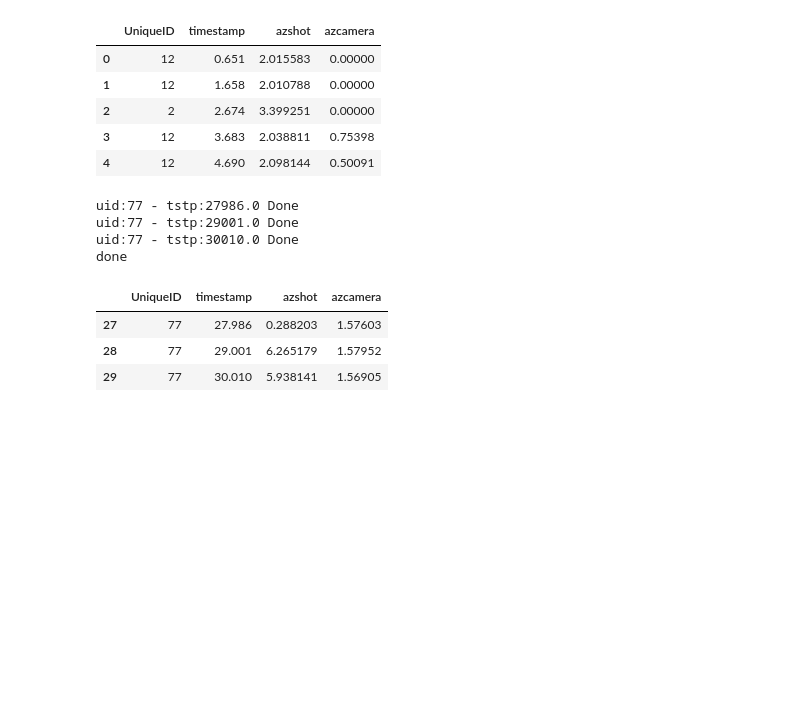
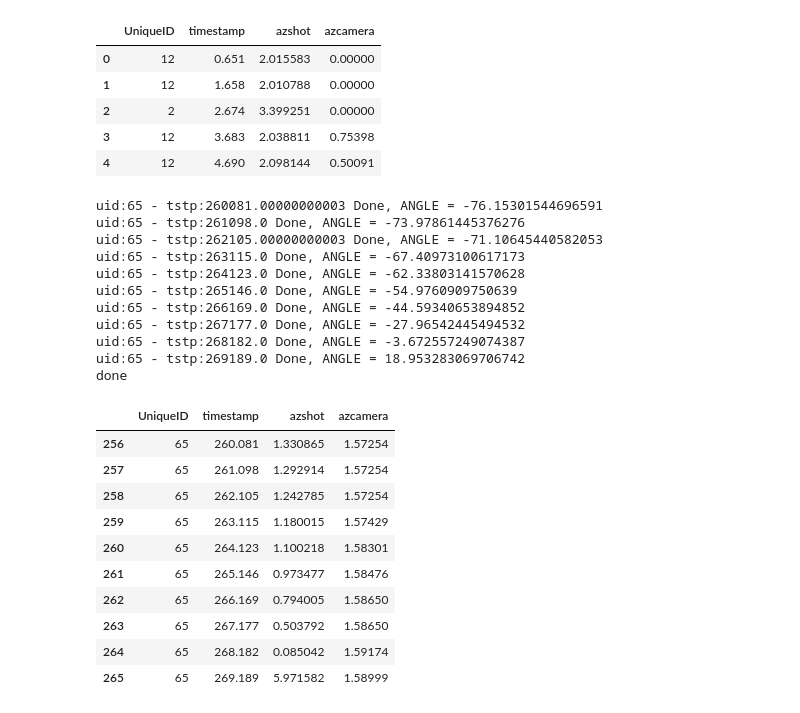
Before and after one commit to qnie1/TF-360FLY, a Jupyter notebook: notebooks/B1 - picture extraction.ipynb, the cells around one changed output. Cells and saved outputs as stored; diff of their text form; code cells hidden in the pictures; blank space fills up the shorter version.

```diff
--- a/notebooks/B1 - picture extraction.ipynb
+++ b/notebooks/B1 - picture extraction.ipynb
@@ -227,7 +401,30 @@ def snapshots(videopath, df, houseid):
     for index, house in subset.iterrows():
         frame_no = house['timestamp']*1000  #In Milli-seconds
         uid = int(house['UniqueID'])
-        angle = (house['azshot'] - house['azcamera'])*90/np.pi - 90
+
+        azshot = house.azshot
+        azcamera = house.azcamera
+
+        sinh = np.sin(azshot)
+        cosh = np.cos(azshot)
+        sinc = np.sin(azcamera)
+        cosc = np.cos(azcamera)
+
+        if sinc == 0:
+            cam = (np.pi/2) * np.sign(cosc)
+        elif cosc == 0:
+            cam = (np.pi) * -(np.sign(sinc)/2 - .5)
+        else:
+            cam = np.arctan(cosc/sinc) + (-(np.sign(sinc)/2 - .5))*np.pi
+
+        if sinh == 0:
+            shot = (np.pi/2) * np.sign(cosh)
+        elif cosc == 0:
+            shot = (np.pi) * -(np.sign(sinh)/2 - .5)
+        else:
+            shot = np.arctan(cosh/sinh) + (-(np.sign(sinh)/2 - .5))*np.pi
+
+        angle = np.degrees(shot - cam) - 90
 
         vidcap.set(cv2.CAP_PROP_POS_MSEC,frame_no)
         success, image = vidcap.read()
@@ -242,21 +439,35 @@ def snapshots(videopath, df, houseid):
         #front = camera(image, theta=55, phi=-90)
         #cv2.imwrite("../exports/{} - {} - front.jpg".format(int(uid), int(timestamp*1000)), front)
 
-        print('uid:{} - tstp:{} Done'.format(uid, frame_no))
+        print('uid:{} - tstp:{} Done, ANGLE = {}'.format(uid, frame_no, angle))
 
 
     print('done')
 
-snapshots('../video/FLY70001.MP4', df, 77)
+snapshots('../video/FLY70001.MP4', df, 65)
 # %% [output]
-uid:77 - tstp:27986.0 Done
-uid:77 - tstp:29001.0 Done
-uid:77 - tstp:30010.0 Done
+uid:65 - tstp:260081.00000000003 Done, ANGLE = -76.15301544696591
+uid:65 - tstp:261098.0 Done, ANGLE = -73.97861445376276
+uid:65 - tstp:262105.00000000003 Done, ANGLE = -71.10645440582053
+uid:65 - tstp:263115.0 Done, ANGLE = -67.40973100617173
+uid:65 - tstp:264123.0 Done, ANGLE = -62.33803141570628
+uid:65 - tstp:265146.0 Done, ANGLE = -54.9760909750639
+uid:65 - tstp:266169.0 Done, ANGLE = -44.59340653894852
+uid:65 - tstp:267177.0 Done, ANGLE = -27.96542445494532
+uid:65 - tstp:268182.0 Done, ANGLE = -3.672557249074387
+uid:65 - tstp:269189.0 Done, ANGLE = 18.953283069706742
 done
 # %%
-df[df['UniqueID'] == 77]
+df[df['UniqueID'] == 65]
 # %% [output]
 |  | UniqueID | timestamp | azshot | azcamera |
-| 27 | 77 | 27.986 | 0.288203 | 1.57603 |
-| 28 | 77 | 29.001 | 6.265179 | 1.57952 |
-| 29 | 77 | 30.010 | 5.938141 | 1.56905 |
+| 256 | 65 | 260.081 | 1.330865 | 1.57254 |
+| 257 | 65 | 261.098 | 1.292914 | 1.57254 |
+| 258 | 65 | 262.105 | 1.242785 | 1.57254 |
+| 259 | 65 | 263.115 | 1.180015 | 1.57429 |
+| 260 | 65 | 264.123 | 1.100218 | 1.58301 |
+| 261 | 65 | 265.146 | 0.973477 | 1.58476 |
+| 262 | 65 | 266.169 | 0.794005 | 1.58650 |
+| 263 | 65 | 267.177 | 0.503792 | 1.58650 |
+| 264 | 65 | 268.182 | 0.085042 | 1.59174 |
+| 265 | 65 | 269.189 | 5.971582 | 1.58999 |
```
Also changed, not shown: parts of 20 cells of this notebook, 1 other file.
